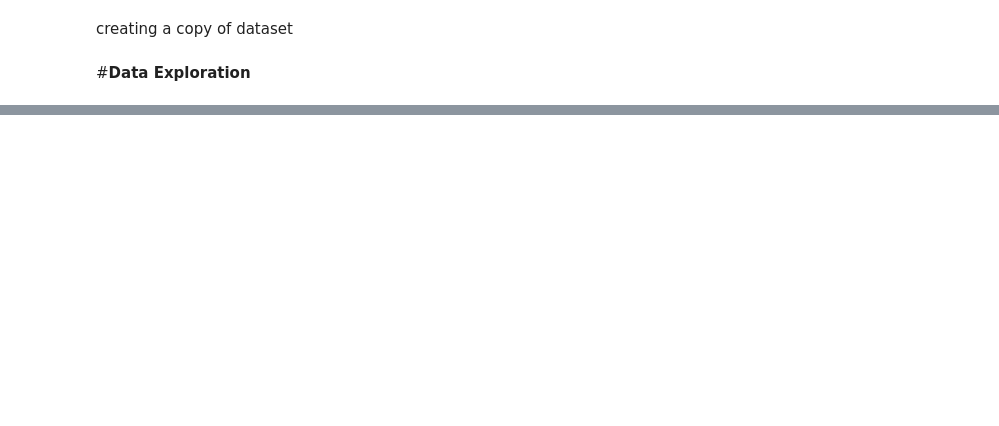
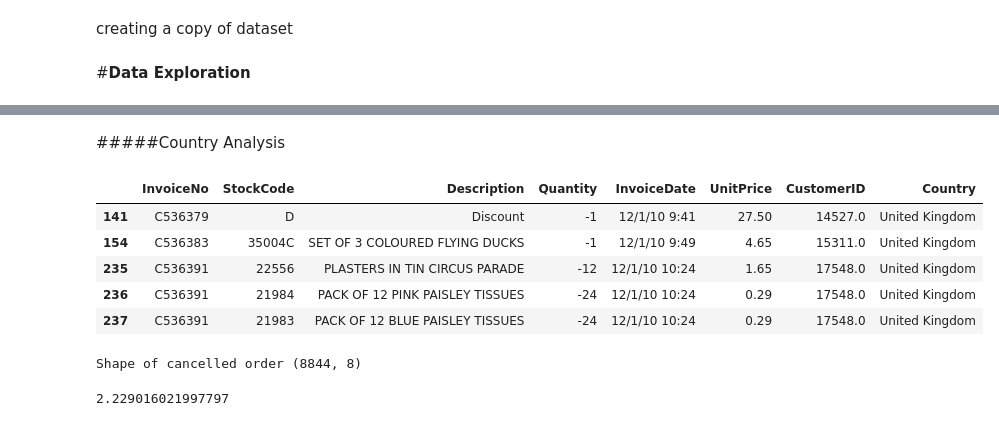
Before and after one commit to snehahampapura/Online-Retail-Customer-Segmentation, a Jupyter notebook: Online_Retail_Customer_Segmentation_Capstone_Project.ipynb, the cells around one changed output, grey strips where cells are left out. Saved outputs shown, nothing was run; the diff lists cells and outputs as text; code cells hidden in the pictures; blank space fills up the shorter version.

```diff
--- a/Online_Retail_Customer_Segmentation_Capstone_Project.ipynb
+++ b/Online_Retail_Customer_Segmentation_Capstone_Project.ipynb
@@ -49,6 +49,6 @@ df = pd.read_csv("/content/drive/MyDrive/Data/Online_Retail.xlsx - Online Retail
 # %% [markdown]
 creating a copy of dataset
-# %%
-dataset = df.copy()
+# %%
+df = dataset.copy()
 # %% [markdown]
 #**Data Exploration**
@@ -138,0 +144,2 @@ Index(['InvoiceNo', 'StockCode', 'Description', 'Quantity', 'InvoiceDate',
+# %%
+df.drop_duplicates(keep = False, inplace = True)
@@ -138,0 +201,29 @@ Index(['InvoiceNo', 'StockCode', 'Description', 'Quantity', 'InvoiceDate',
+# %% [markdown]
+#####Country Analysis
+# %%
+# String to be searched in start of string
+search ="C"
+
+# boolean series returned with False at place of NaN
+bool_series = df["InvoiceNo"].str.startswith(search, na=False)
+
+# displaying filtered dataframe
+cancel_order = df[bool_series]
+
+cancel_order.head()
+# %% [output]
+|  | InvoiceNo | StockCode | Description | Quantity | InvoiceDate | UnitPrice | CustomerID | Country |
+| 141 | C536379 | D | Discount | -1 | 12/1/10 9:41 | 27.50 | 14527.0 | United Kingdom |
+| 154 | C536383 | 35004C | SET OF 3 COLOURED FLYING DUCKS | -1 | 12/1/10 9:49 | 4.65 | 15311.0 | United Kingdom |
+| 235 | C536391 | 22556 | PLASTERS IN TIN CIRCUS PARADE | -12 | 12/1/10 10:24 | 1.65 | 17548.0 | United Kingdom |
+| 236 | C536391 | 21984 | PACK OF 12 PINK PAISLEY TISSUES | -24 | 12/1/10 10:24 | 0.29 | 17548.0 | United Kingdom |
+| 237 | C536391 | 21983 | PACK OF 12 BLUE PAISLEY TISSUES | -24 | 12/1/10 10:24 | 0.29 | 17548.0 | United Kingdom |
+# %%
+print("Shape of cancelled order", cancel_order.shape)
+# %% [output]
+Shape of cancelled order (8844, 8)
+# %%
+cancel_order_percentage = cancel_order['InvoiceNo'].count()*100/df['InvoiceNo'].count()
+cancel_order_percentage
+# %% [output]
+2.229016021997797
```
Also changed, not shown: parts of 43 cells of this notebook.
